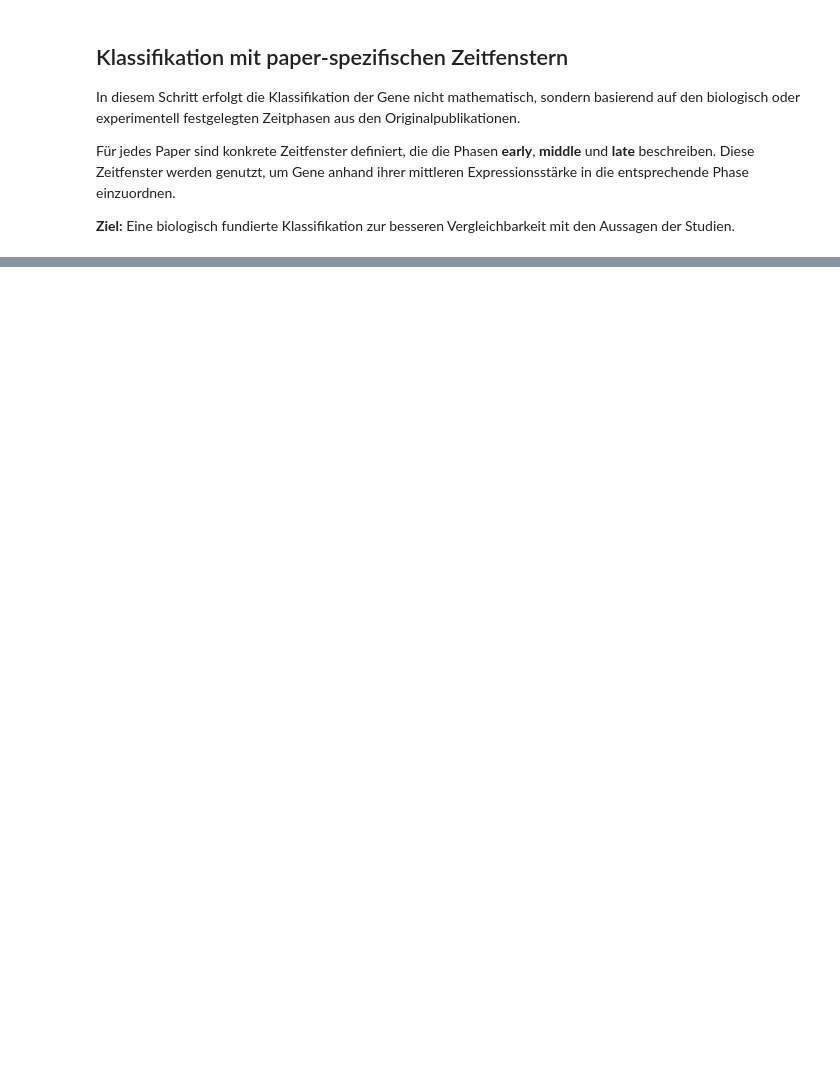
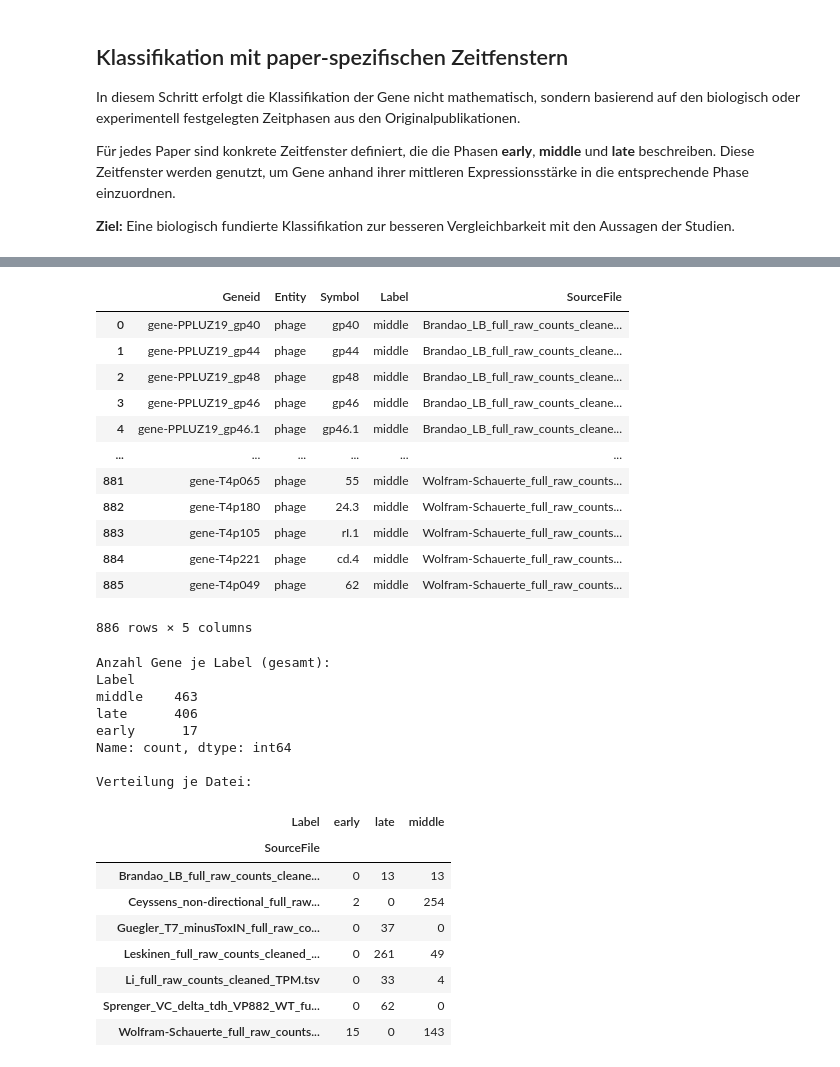
Before and after one commit to TP25-Phage-Infection-Classifiers/main, a Jupyter notebook: notebooks/labeling_US4.ipynb, the cells around one changed output, grey strips where cells are left out. Saved outputs shown, nothing was run; the diff lists cells and outputs as text; code cells hidden in the pictures; blank space fills up the shorter version.

```diff
--- a/notebooks/labeling_US4.ipynb
+++ b/notebooks/labeling_US4.ipynb
@@ -183,6 +156,10 @@ def classify_expression_paper_defined(file_path, paper_key):
     paper-spezifischen Zeitfenstern (biologische Definition).
     """
     df = pd.read_csv(file_path, sep="\t")
+
+    # Nur phagen gene auswählen
+    phage_genes = df[df['Entity'] == 'phage']
+
     time_windows = paper_time_windows.get(paper_key)
 
     if time_windows is None:
@@ -190,7 +167,7 @@ def classify_expression_paper_defined(file_path, paper_key):
 
     # Zeitspalten erkennen (z. B. "10_R1" oder "10")
     timepoint_cols = {}
-    for col in df.columns:
+    for col in phage_genes.columns:
         match_r = re.match(r'^(\d+\.?\d*)_R\d+$', col)
         match_simple = re.match(r'^(\d+\.?\d*)$', col)
         if match_r:
@@ -211,12 +188,12 @@ def classify_expression_paper_defined(file_path, paper_key):
     # Mittelwert pro Phase berechnen (falls Spalten vorhanden)
     for label in ["early", "middle", "late"]:
         if window_columns[label]:
-            df[f"mean_{label}"] = df[window_columns[label]].mean(axis=1)
+            phage_genes[f"mean_{label}"] = phage_genes[window_columns[label]].mean(axis=1)
 
     # Bestimme für jedes Gen die Phase mit der höchsten mittleren Expression
-    df["Label"] = df[[f"mean_{l}" for l in window_columns if window_columns[l]]].idxmax(axis=1).str.replace("mean_", "")
+    phage_genes["Label"] = phage_genes[[f"mean_{l}" for l in window_columns if window_columns[l]]].idxmax(axis=1).str.replace("mean_", "")
 
-    return df[['Geneid', 'Entity', 'Symbol', 'Label']]
+    return phage_genes[['Geneid', 'Entity', 'Symbol', 'Label']]
 
 # === Paper-Key automatisch aus dem Dateinamen ableiten ===
 def infer_paper_key_from_filename(filename):
@@ -230,7 +207,7 @@ def infer_paper_key_from_filename(filename):
     return None
 
 # === Verzeichnis mit Daten ===
-data_folder = "../data/normalized_data/"
+data_folder = "../data/normalized_data_bb/"
 all_results_paper_defined = []
 
 # === Schleife: Alle Dateien verarbeiten ===
@@ -248,17 +225,4 @@ for file_name in os.listdir(data_folder):
                 print(f"Fehler bei Datei {file_name}: {e}")
         else:
             print(f"Kein paper_key gefunden für Datei: {file_name}")
-
-# === Ergebnisse zusammenführen & anzeigen ===
-if all_results_paper_defined:
-    final_df_paper_defined = pd.concat(all_results_paper_defined, ignore_index=True)
-    display(final_df_paper_defined.head(10))
-
-    print("\nAnzahl Gene je Label (gesamt):")
-    print(final_df_paper_defined['Label'].value_counts())
-
-    print("\nVerteilung je Datei:")
-    display(final_df_paper_defined.groupby(['SourceFile', 'Label']).size().unstack(fill_value=0))
-else:
-    print("Keine gültigen Dateien verarbeitet.")
 # %% [output]
@@ -422,0 +285,44 @@ Anzahl gleich gelabelter Gene: 27269
+# %%
+# Ergebnisse der paper-definierten Klassifikation anzeigen
+if all_results_paper_defined:
+    final_phage_genes_paper_defined = pd.concat(all_results_paper_defined, ignore_index=True)
+    display(final_phage_genes_paper_defined)
+
+    print("\nAnzahl Gene je Label (gesamt):")
+    print(final_phage_genes_paper_defined['Label'].value_counts())
+
+    print("\nVerteilung je Datei:")
+    display(final_phage_genes_paper_defined.groupby(['SourceFile', 'Label']).size().unstack(fill_value=0))
+else:
+    print("Keine gültigen Dateien verarbeitet.")
+# %% [output]
+|  | Geneid | Entity | Symbol | Label | SourceFile |
+| 0 | gene-PPLUZ19_gp40 | phage | gp40 | middle | Brandao_LB_full_raw_counts_cleane... |
+| 1 | gene-PPLUZ19_gp44 | phage | gp44 | middle | Brandao_LB_full_raw_counts_cleane... |
+| 2 | gene-PPLUZ19_gp48 | phage | gp48 | middle | Brandao_LB_full_raw_counts_cleane... |
+| 3 | gene-PPLUZ19_gp46 | phage | gp46 | middle | Brandao_LB_full_raw_counts_cleane... |
+| 4 | gene-PPLUZ19_gp46.1 | phage | gp46.1 | middle | Brandao_LB_full_raw_counts_cleane... |
+| ... | ... | ... | ... | ... | ... |
+| 881 | gene-T4p065 | phage | 55 | middle | Wolfram-Schauerte_full_raw_counts... |
+| 882 | gene-T4p180 | phage | 24.3 | middle | Wolfram-Schauerte_full_raw_counts... |
+| 883 | gene-T4p105 | phage | rI.1 | middle | Wolfram-Schauerte_full_raw_counts... |
+| 884 | gene-T4p221 | phage | cd.4 | middle | Wolfram-Schauerte_full_raw_counts... |
+| 885 | gene-T4p049 | phage | 62 | middle | Wolfram-Schauerte_full_raw_counts... |
+886 rows × 5 columns
+Anzahl Gene je Label (gesamt):
+Label
+middle    463
+late      406
+early      17
+Name: count, dtype: int64
+
+Verteilung je Datei:
+| Label | early | late | middle |
+| SourceFile |  |  |  |
+| Brandao_LB_full_raw_counts_cleane... | 0 | 13 | 13 |
+| Ceyssens_non-directional_full_raw... | 2 | 0 | 254 |
+| Guegler_T7_minusToxIN_full_raw_co... | 0 | 37 | 0 |
+| Leskinen_full_raw_counts_cleaned_... | 0 | 261 | 49 |
+| Li_full_raw_counts_cleaned_TPM.tsv | 0 | 33 | 4 |
+| Sprenger_VC_delta_tdh_VP882_WT_fu... | 0 | 62 | 0 |
+| Wolfram-Schauerte_full_raw_counts... | 15 | 0 | 143 |
```
Also changed, not shown: parts of 13 cells of this notebook.
